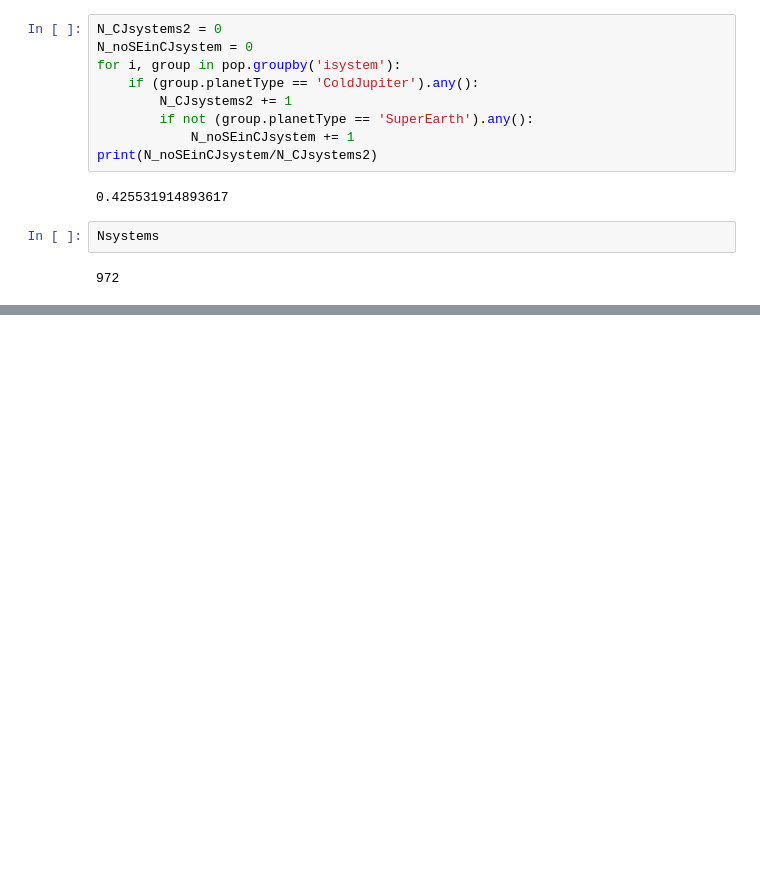
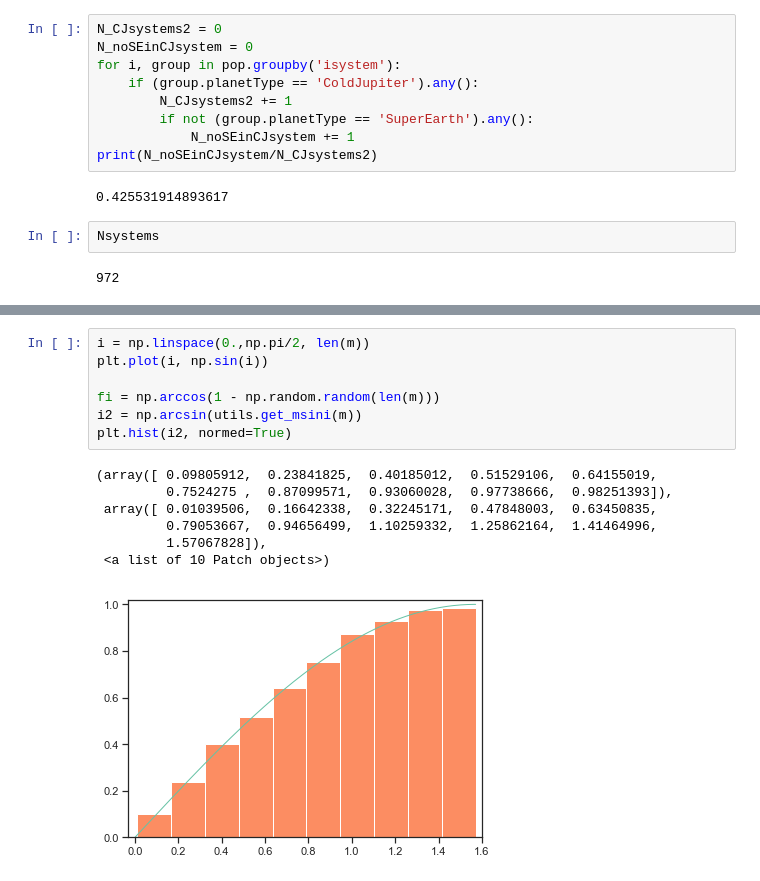
Before and after one commit to matiscke/popsyntools, a Jupyter notebook: notebooks/20180814_SECJrelations.ipynb, the cells around one changed output, grey strips where cells are left out. Cells and saved outputs as stored; diff of their text form; blank space fills up the shorter version.

Commit message:
new function for random, isotropic sin(i)

```diff
--- a/notebooks/20180814_SECJrelations.ipynb
+++ b/notebooks/20180814_SECJrelations.ipynb
@@ -295,0 +307,15 @@ Nsystems
+# %%
+i = np.linspace(0.,np.pi/2, len(m))
+plt.plot(i, np.sin(i))
+
+fi = np.arccos(1 - np.random.random(len(m)))
+i2 = np.arcsin(utils.get_msini(m))
+plt.hist(i2, normed=True)
+# %% [output]
+(array([ 0.09805912,  0.23841825,  0.40185012,  0.51529106,  0.64155019,
+         0.7524275 ,  0.87099571,  0.93060028,  0.97738666,  0.98251393]),
+ array([ 0.01039506,  0.16642338,  0.32245171,  0.47848003,  0.63450835,
+         0.79053667,  0.94656499,  1.10259332,  1.25862164,  1.41464996,
+         1.57067828]),
+ <a list of 10 Patch objects>)
+[figure, added]
```
Also changed, not shown: parts of 2 cells of this notebook, 2 other files.
